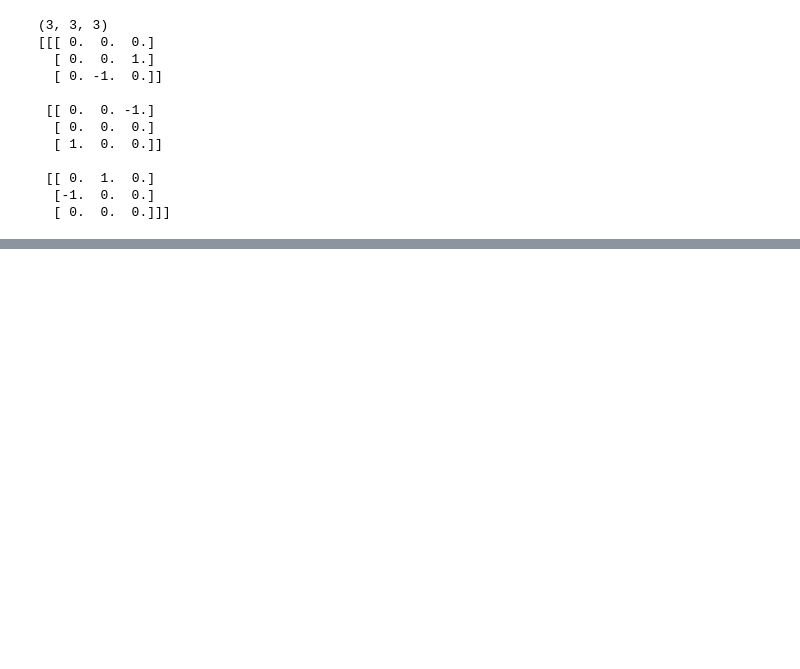
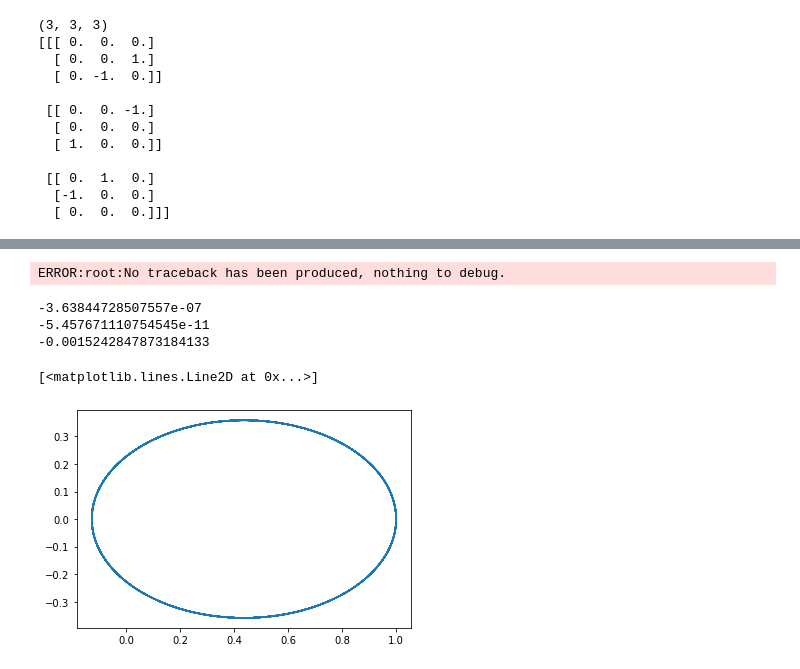
Before and after one commit to ashcat2005/newtonianBinarySystemSimulation, a Jupyter notebook: binarySystemNotebook.ipynb, the cells around one changed output, grey strips where cells are left out. Drawn from its saved outputs; the diff is of its cells as text; code cells hidden in the pictures; blank space fills up the shorter version.

```diff
--- a/binarySystemNotebook.ipynb
+++ b/binarySystemNotebook.ipynb
@@ -157,7 +181,7 @@ def third_derivative(f,h):
 #Taken from: https://github.com/ashcat2005/binary_coalescence/blob/main/main/main.py
 # %%
 #Define the loss of energy and angular momentum due to the GW emission.
-def dEnergy(Q,dt):
+def dEnergy(Qlist,dt):
     '''
      ------------------------------------
     dEnergy(Q)
@@ -171,7 +195,7 @@ def dEnergy(Q,dt):
     Returns:
     dE: change in energy
     '''
-    a = third_derivative(Q,dt)
+    a = third_derivative(Qlist,dt)
     b = 0
     for i in range(np.shape(a)[0]): #This can be more elegantly written as an iteration over the array elements
         for j in range(np.shape(a)[1]):
@@ -179,7 +203,7 @@ def dEnergy(Q,dt):
     dE = b*G/(5*c**2) * dt
     return dE
 
-def dAngularMomentum(Q,dt):
+def dAngularMomentum(Qlist,dt):
     '''
      ------------------------------------
     dAngularMomentum(Q)
@@ -195,7 +219,7 @@ def dAngularMomentum(Q,dt):
     dL: change in angular momentum
     '''
     z = 2
-    a = second_derivative(Q,dt)
+    a = second_derivative(Qlist,dt)
     b = 0
     for j in range(2):
         for k in range(2):
@@ -270,0 +232,17 @@ array([[12.        , 25.        , 33.        , 77.        ],
+# %%
+n = 500000 #number of steps
+dt = 1E-5
+# Initial Conditions
+stateArray = np.zeros([n,4]) #the information of the steps is stored here
+stateArray[0,0] = 1. # initial x
+stateArray[0,1] = 0. # initial y
+stateArray[0,2] = 0. # initial vx
+stateArray[0,3] = 3. # initial vy
+
+Q = np.zeros((n,2,2)) #The quadrupole tensor is stored here
+Q[0] = qij(stateArray[0,0:2]) # Quadrupole tensor initial conditions
+
+for i in range(4): #Do 4 Verlet steps, we need four points to calculate the second and third derivative of q.
+    stateArray[i+1]= velocityVerletIntegrator(ODE,stateArray[i],dt)
+    Q[i+1] = qij(stateArray[i+1,0:2])
+print(stateArray)
@@ -270,0 +257,39 @@ array([[12.        , 25.        , 33.        , 77.        ],
+# %%
+
+#Main Loop
+
+for i in range(4,n-1):
+    #1)Do a Velocity VerletStep
+    stateArray[i+1] = velocityVerletIntegrator(ODE,stateArray[i],dt)
+    #2)Now emmit the GW
+    #2.1)Calculate the quadrupole tensor
+    Q[i+1]= qij(stateArray[i+1,0:2])
+    #2.2)Calculate the emission of energy and angular momentum
+    dE = dEnergy(Q[i-4:i+1],dt)
+    dL = dAngularMomentum(Q[i-4:i+1],dt)
+    #2.3)Update the velocities
+    stateArray[i+1] = emissionModel(stateArray[i+1],dE,dL)
+# %% [output]
+ERROR:root:No traceback has been produced, nothing to debug.
+# %%
+i = 4
+q = stateArray[i+1]
+dL = dAngularMomentum(Q[i-4:i+1],dt)
+dE = dEnergy(Q[i-4:i+1],dt)
+R = q[0]*q[2]+q[1]*q[3]
+dvx= (dE*q[0] - dL*q[3])/R
+dvy= (q[1]*dE + dL*q[2])/R
+print(dvx)
+print(dvy)
+print(R)
+# %% [output]
+-3.63844728507557e-07
+-5.457671110754545e-11
+-0.0015242847873184133
+# %%
+figure = plt.figure()
+ax = fig.add_subplot(1,1,1)
+plt.plot(stateArray[:,0],stateArray[:,1])
+# %% [output]
+[<matplotlib.lines.Line2D at 0x...>]
+[figure, added]
```
Also changed, not shown: parts of 8 cells of this notebook, 1 other file.
